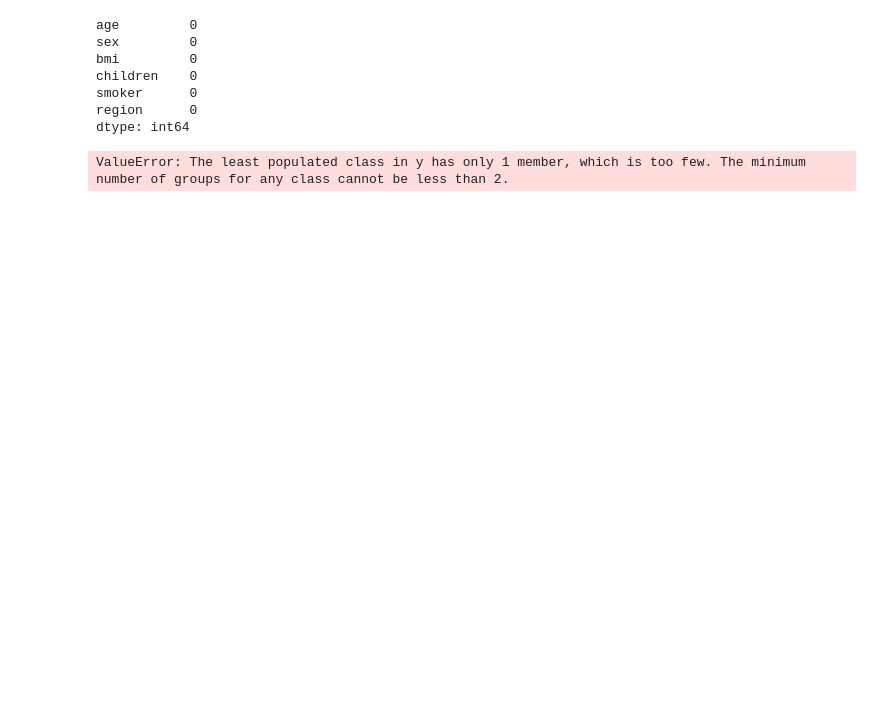
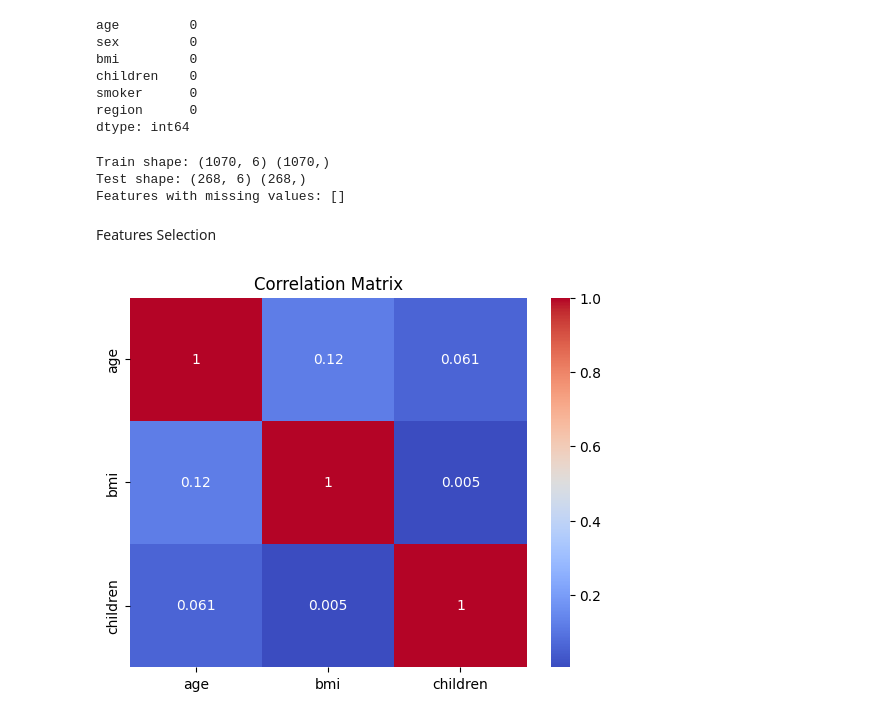
Before and after one commit to doroteaMonaco/Machine-Learning-Projects, a Jupyter notebook: Machine Learning/Medical Insurance/Medical Insurance.ipynb, the cells around one changed output. Cells and saved outputs as stored; diff of their text form; code cells hidden in the pictures; blank space fills up the shorter version.

```diff
--- a/Machine Learning/Medical Insurance/Medical Insurance.ipynb
+++ b/Machine Learning/Medical Insurance/Medical Insurance.ipynb
@@ -21,14 +21,11 @@ smoker      0
 region      0
 dtype: int64
 # %%
+from sklearn.model_selection import train_test_split
 
-from sklearn.model_selection import train_test_split
-from sklearn.impute import SimpleImputer
-
-X_train, X_test, y_train, y_test = train_test_split(X, y, test_size=0.2, stratify=y, random_state=42)
-
-print(f"Training set: {X_train.shape}")
-print(f"Test set: {X_test.shape}")
+X_train, X_test, y_train, y_test = train_test_split(X, y, test_size=0.2, random_state=42)
+print("Train shape:", X_train.shape, y_train.shape)
+print("Test shape:", X_test.shape, y_test.shape)
 
 features_with_nan = []
 
@@ -36,18 +33,22 @@ for feature in X_train.columns:
     nan_count = X_train[feature].isnull().sum()
     if nan_count > 0:
         features_with_nan.append(feature)
+        print(f"{feature}: {nan_count} missing values")
 
-print("features with nan values: ", features_with_nan)
-
-imp1 = SimpleImputer(missing_values=np.nan, strategy='mean')
-
-X_train_mean = X_train.copy()
-X_test_mean = X_test.copy()
-
-X_train_mean[features_with_nan] = imp1.fit_transform(X_train[features_with_nan])
-X_test_mean[features_with_nan] = imp1.transform(X_test[features_with_nan])
-
-print("Null values in training set: ", X_train_mean.isnull().sum())
-print("Null values in test set: ", X_test_mean.isnull().sum())
+print("Features with missing values:", features_with_nan)
 # %% [output]
-ValueError: The least populated class in y has only 1 member, which is too few. The minimum number of groups for any class cannot be less than 2.
+Train shape: (1070, 6) (1070,)
+Test shape: (268, 6) (268,)
+Features with missing values: []
+# %% [markdown]
+Features Selection
+# %%
+#Firstly, we will visualize the correlation matrix to identify highly correlated features, just for the numerical ones.
+numerical_cols = X_train.select_dtypes(include=[np.number]).columns
+
+corr_matrix = X_train[numerical_cols].corr().abs()
+sns.heatmap(corr_matrix, annot=True, cmap='coolwarm')
+plt.title("Correlation Matrix")
+plt.show()
+# %% [output]
+[figure, added]
```
Also changed, not shown: parts of 10 cells of this notebook, 6 other files.
